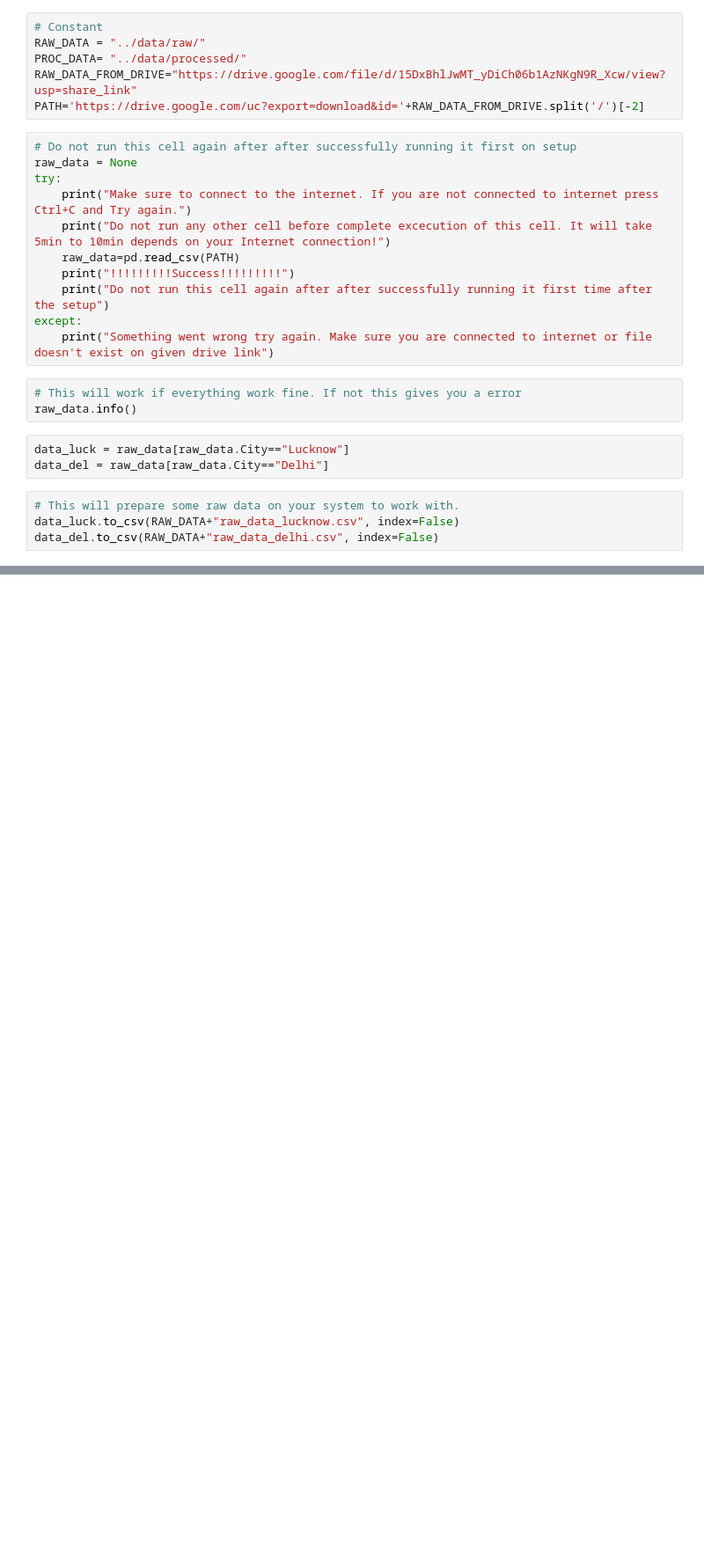
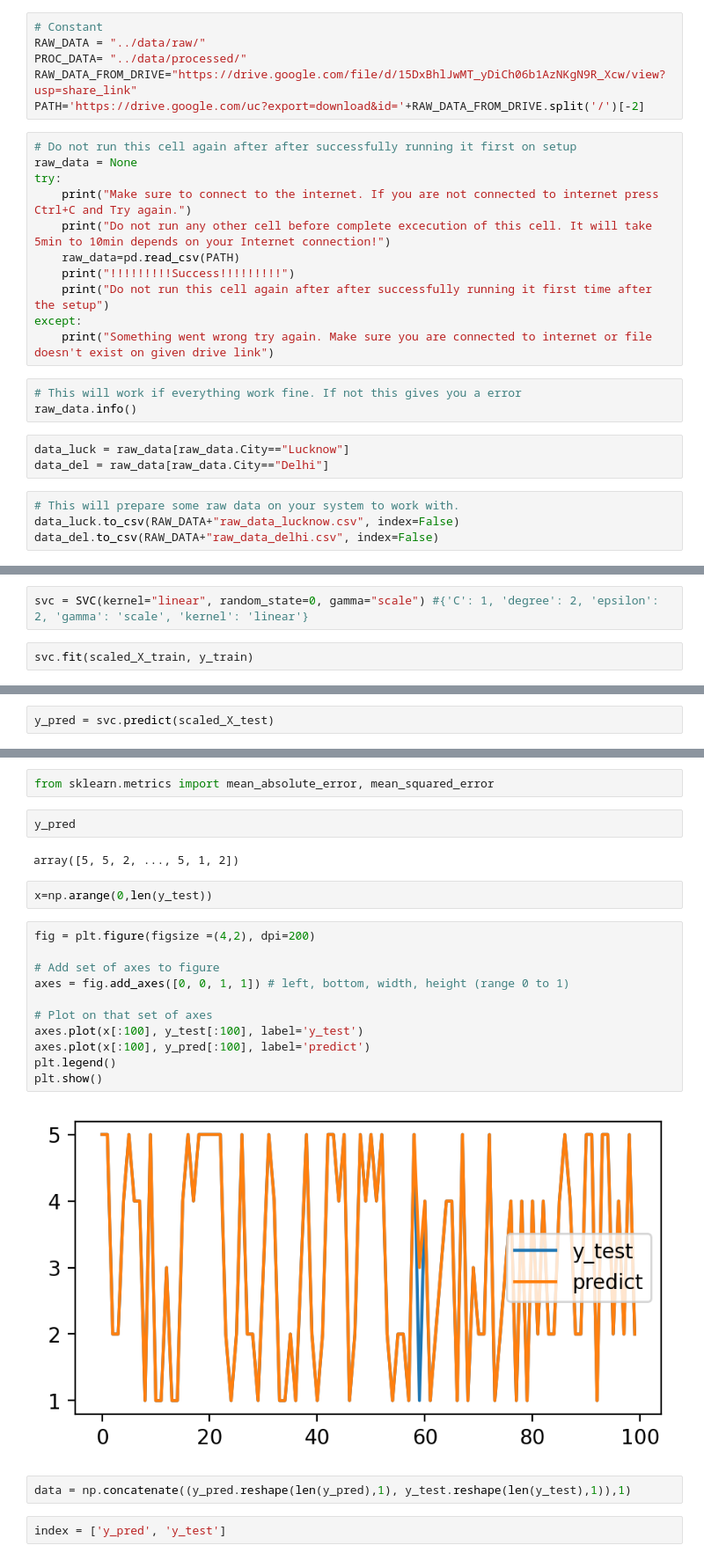
Before and after one commit to suyashmadhesia/aqi-project, a Jupyter notebook: notebooks/preprocess.ipynb, the cells around one changed output, grey strips where cells are left out. Shown at 88% size. Cells and saved outputs as stored; diff of their text form; blank space fills up the shorter version.

Commit message:
model trained with svm more optimization need

```diff
--- a/notebooks/preprocess.ipynb
+++ b/notebooks/preprocess.ipynb
@@ -31,0 +203,4 @@ data_del.to_csv(RAW_DATA+"raw_data_delhi.csv", index=False)
+# %%
+svc = SVC(kernel="linear", random_state=0, gamma="scale") #{'C': 1, 'degree': 2, 'epsilon': 2, 'gamma': 'scale', 'kernel': 'linear'}
+# %%
+svc.fit(scaled_X_train, y_train)
@@ -31,0 +209,2 @@ data_del.to_csv(RAW_DATA+"raw_data_delhi.csv", index=False)
+# %%
+y_pred = svc.predict(scaled_X_test)
@@ -31,0 +228,25 @@ data_del.to_csv(RAW_DATA+"raw_data_delhi.csv", index=False)
+# %%
+from sklearn.metrics import mean_absolute_error, mean_squared_error
+# %%
+y_pred
+# %% [output]
+array([5, 5, 2, ..., 5, 1, 2])
+# %%
+x=np.arange(0,len(y_test))
+# %%
+fig = plt.figure(figsize =(4,2), dpi=200)
+
+# Add set of axes to figure
+axes = fig.add_axes([0, 0, 1, 1]) # left, bottom, width, height (range 0 to 1)
+
+# Plot on that set of axes
+axes.plot(x[:100], y_test[:100], label='y_test')
+axes.plot(x[:100], y_pred[:100], label='predict')
+plt.legend()
+plt.show()
+# %% [output]
+[figure, added]
+# %%
+data = np.concatenate((y_pred.reshape(len(y_pred),1), y_test.reshape(len(y_test),1)),1)
+# %%
+index = ['y_pred', 'y_test']
```
Also changed, not shown: parts of 35 cells of this notebook, 2 other files.
